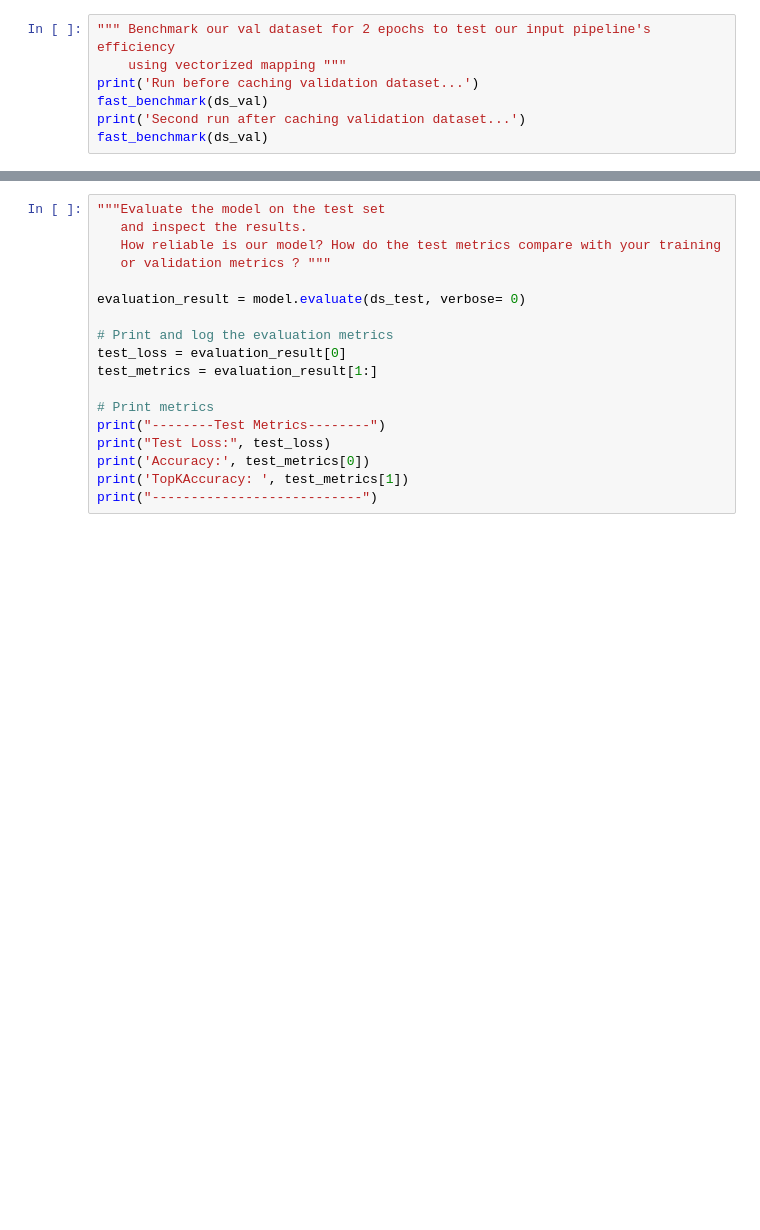
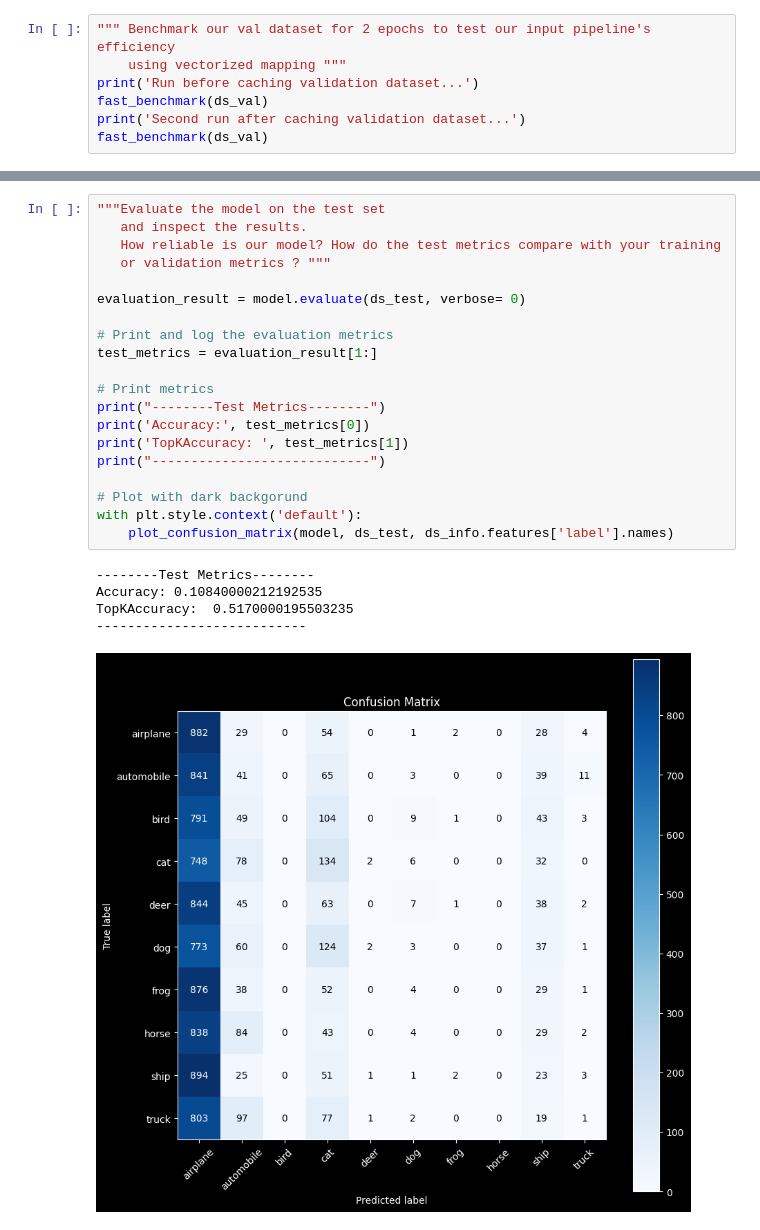
Before and after one commit to dimiz51/DL-Explained-Computer-Vision, a Jupyter notebook: computer_vision/image_classifier/classification.ipynb, the cells around one changed output, grey strips where cells are left out. Cells and saved outputs as stored; diff of their text form; blank space fills up the shorter version.

Commit message:
Added confusion matrix plotting

```diff
--- a/computer_vision/image_classifier/classification.ipynb
+++ b/computer_vision/image_classifier/classification.ipynb
@@ -235,21 +268,29 @@ with plt.style.context('dark_background'):
 # %%
 """Evaluate the model on the test set
    and inspect the results.
    How reliable is our model? How do the test metrics compare with your training
    or validation metrics ? """
 
 evaluation_result = model.evaluate(ds_test, verbose= 0)
 
 # Print and log the evaluation metrics
-test_loss = evaluation_result[0]
 test_metrics = evaluation_result[1:]
 
 # Print metrics
 print("--------Test Metrics--------")
-print("Test Loss:", test_loss)
 print('Accuracy:', test_metrics[0])
 print('TopKAccuracy: ', test_metrics[1])
-print("---------------------------")
+print("----------------------------")
+
+# Plot with dark backgorund
+with plt.style.context('default'):
+    plot_confusion_matrix(model, ds_test, ds_info.features['label'].names)
+# %% [output]
+--------Test Metrics--------
+Accuracy: 0.10840000212192535
+TopKAccuracy:  0.5170000195503235
+---------------------------
+[figure, added]
 # %%
 """ Run inference on the test set for 10 samples and visualize
     predictions versus true labels """
```
Also changed, not shown: parts of 8 cells of this notebook, 1 other file.
